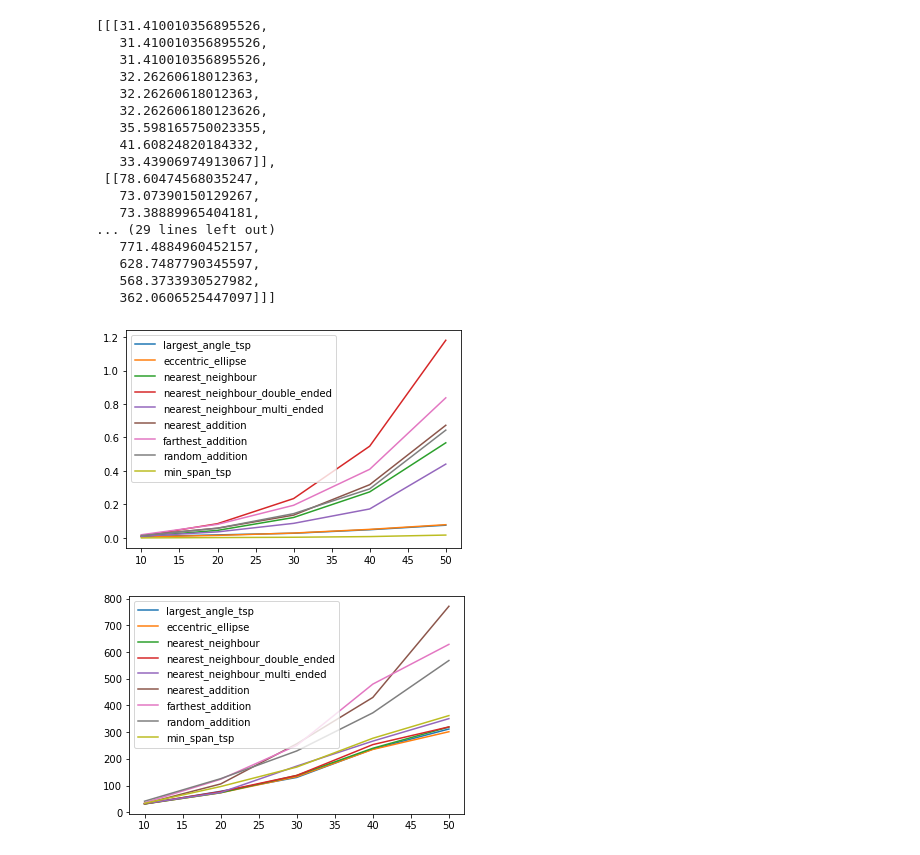
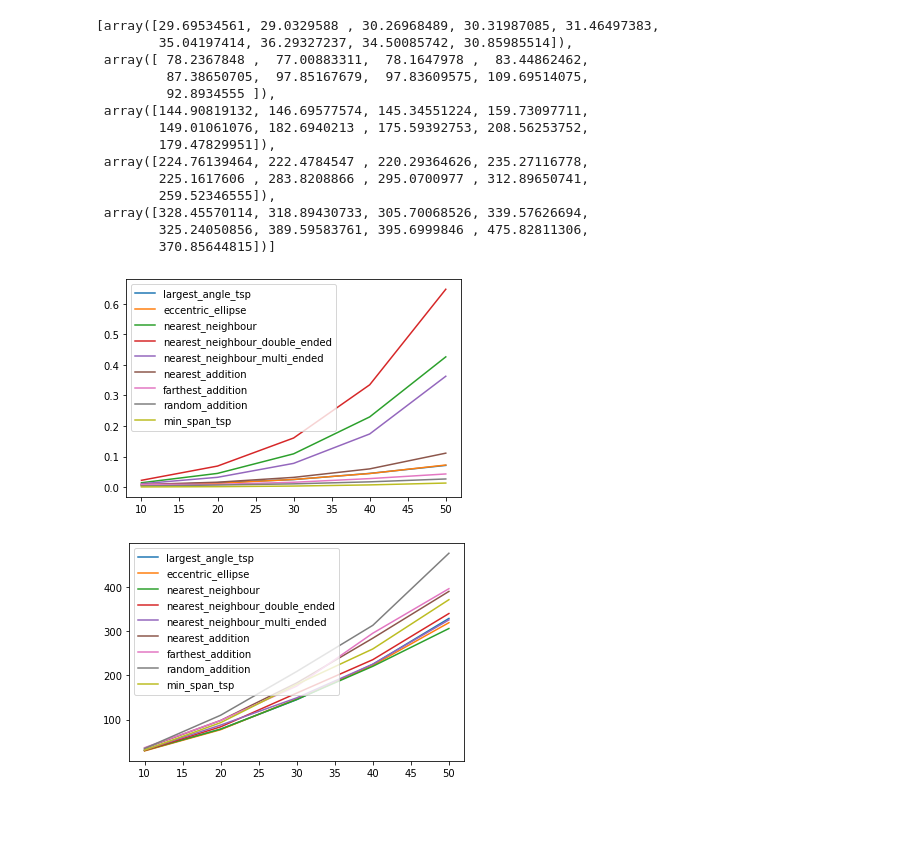
Before and after one commit to Bamagik/geometrictsp, a Jupyter notebook: tsp_time_comparison.ipynb, the cells around one changed output. Drawn from its saved outputs; the diff is of its cells as text; code cells hidden in the pictures; blank space fills up the shorter version.

```diff
--- a/tsp_time_comparison.ipynb
+++ b/tsp_time_comparison.ipynb
@@ -71,24 +69,24 @@ import time
 point_counts = [10, 20, 30, 40, 50]
 times = []
 costs = []
+count = 5
 
 for point_count in point_counts:
-    points = list(map(tuple, np.random.random((point_count, 2)) * point_count))
+    point_times = np.zeros(len(algos))
+    point_costs = np.zeros(len(algos))
 
-    # print(points)
+    for i in range(count):
+        points = list(map(tuple, np.random.random((point_count, 2)) * point_count))
 
-    point_times = []
-    point_costs = []
+        for idx, algo in enumerate(algos):
+            start = time.time()
+            tsp = algo(points)
+            end = time.time()
+            point_times[idx] += (end - start)/count
+            point_costs[idx] += (calculate_tour_cost(tsp))/count
 
-    for algo in algos:
-        start = time.time()
-        tsp = algo(points)
-        end = time.time()
-        point_times.append(end - start)
-        point_costs.append(calculate_tour_cost(tsp))
-
-    costs.append([point_costs])
-    times.append([point_times])
+    costs.append(point_costs)
+    times.append(point_times)
 # %%
 times
 # %% [output]
@@ -112,34 +103,31 @@ times
 # %%
 costs
 # %% [output]
-[[[31.410010356895526,
-   31.410010356895526,
-   31.410010356895526,
-   32.26260618012363,
-   32.26260618012363,
-   32.262606180123626,
-   35.598165750023355,
-   41.60824820184332,
-   33.43906974913067]],
- [[78.60474568035247,
-   73.07390150129267,
-   73.38889965404181,
-... (29 lines left out)
-   771.4884960452157,
-   628.7487790345597,
-   568.3733930527982,
-   362.0606525447097]]]
+[array([29.69534561, 29.0329588 , 30.26968489, 30.31987085, 31.46497383,
+        35.04197414, 36.29327237, 34.50085742, 30.85985514]),
+ array([ 78.2367848 ,  77.00883311,  78.1647978 ,  83.44862462,
+         87.38650705,  97.85167679,  97.83609575, 109.69514075,
+         92.8934555 ]),
+ array([144.90819132, 146.69577574, 145.34551224, 159.73097711,
+        149.01061076, 182.6940213 , 175.59392753, 208.56253752,
+        179.47829951]),
+ array([224.76139464, 222.4784547 , 220.29364626, 235.27116778,
+        225.1617606 , 283.8208866 , 295.0700977 , 312.89650741,
+        259.52346555]),
+ array([328.45570114, 318.89430733, 305.70068526, 339.57626694,
+        325.24050856, 389.59583761, 395.6999846 , 475.82811306,
+        370.85644815])]
 # %%
 for i, algo in enumerate(algos):
-    plot.plot(point_counts, [t[0][i] for t in times], label=algo.__name__)
+    plot.plot(point_counts, [t[i] for t in times], label=algo.__name__)
 plot.legend()
 plot.show()
 # %% [output]
-[figure, old version]
+[figure, new version]
 # %%
 for i, algo in enumerate(algos):
-    plot.plot(point_counts, [t[0][i] for t in costs], label=algo.__name__)
+    plot.plot(point_counts, [t[i] for t in costs], label=algo.__name__)
 plot.legend()
 plot.show()
 # %% [output]
-[figure, old version]
+[figure, new version]
```
Also changed, not shown: parts of 3 cells of this notebook, 3 other files.
